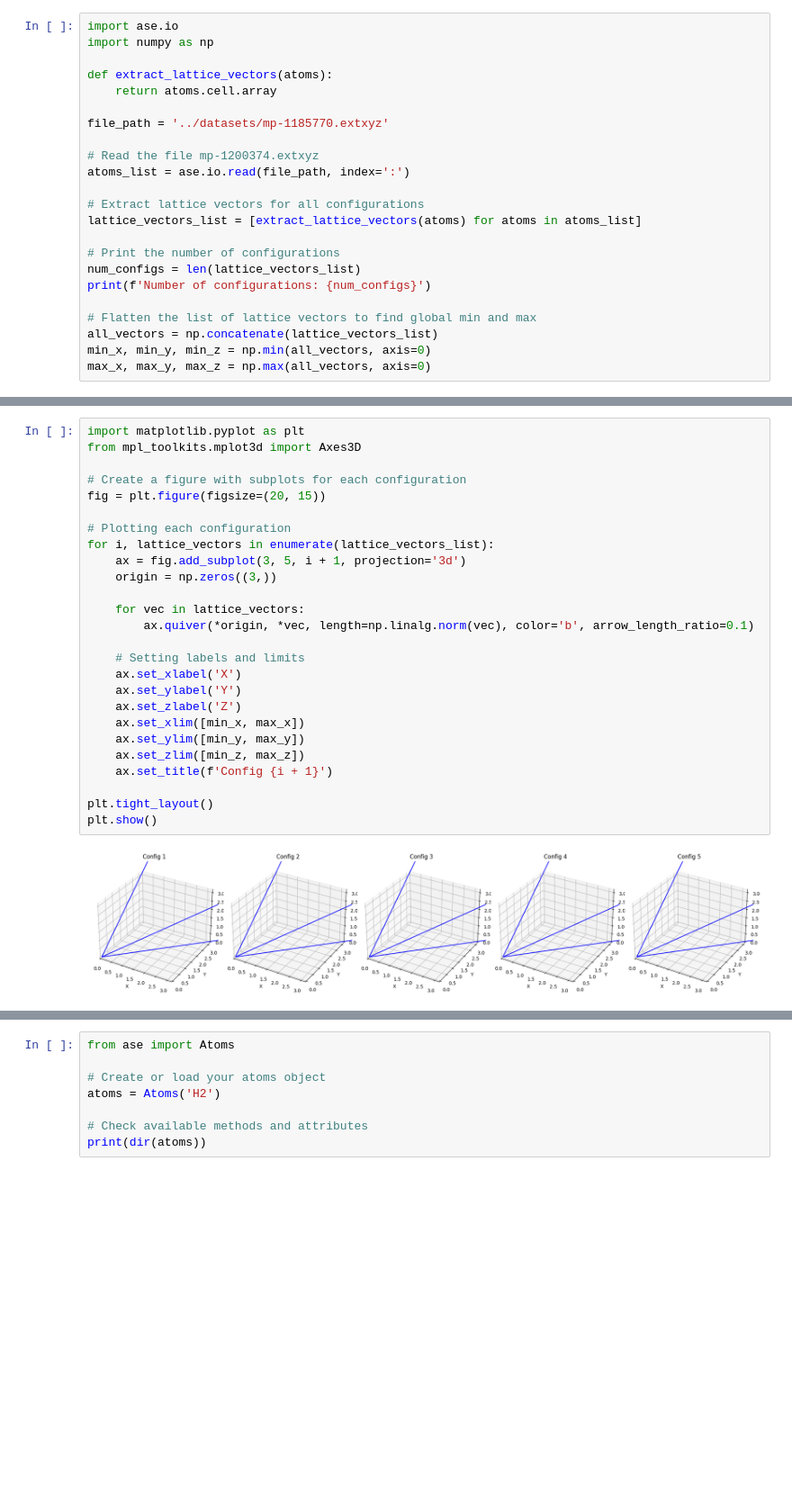
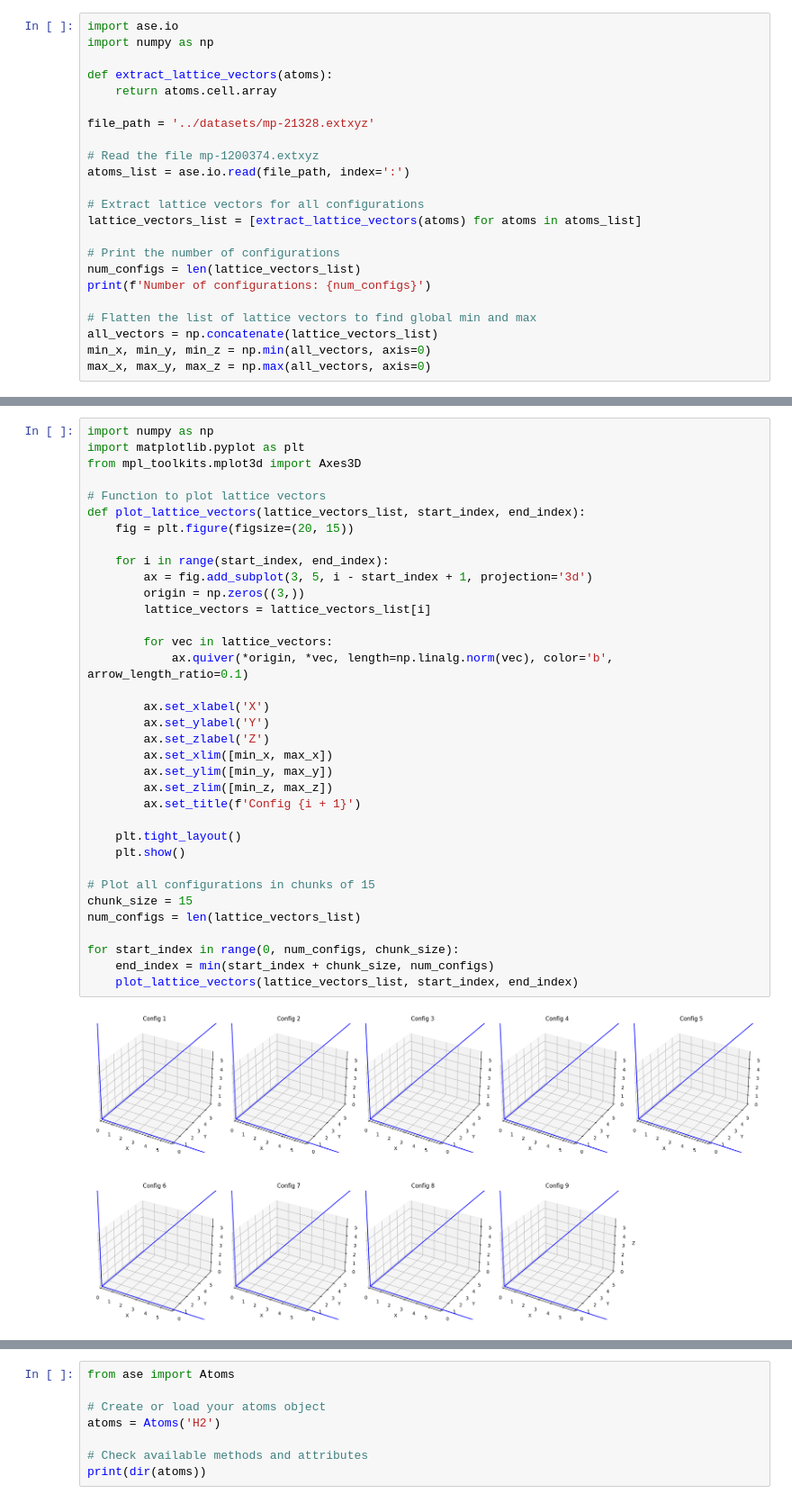
Before and after one commit to curtischong/joule, a Jupyter notebook: scripts/eddie_singlefile_visual.ipynb, the cells around one changed output, grey strips where cells are left out. Shown at 90% size. Saved outputs shown, nothing was run; the diff lists cells and outputs as text; blank space fills up the shorter version.

```diff
--- a/scripts/eddie_singlefile_visual.ipynb
+++ b/scripts/eddie_singlefile_visual.ipynb
@@ -5,7 +5,7 @@ import numpy as np
 def extract_lattice_vectors(atoms):
     return atoms.cell.array
 
-file_path = '../datasets/mp-1185770.extxyz'
+file_path = '../datasets/mp-21328.extxyz'
 
 # Read the file mp-1200374.extxyz
 atoms_list = ase.io.read(file_path, index=':')
@@ -26,31 +26,40 @@ Number of configurations: 5
 # %%
+import numpy as np
 import matplotlib.pyplot as plt
 from mpl_toolkits.mplot3d import Axes3D
 
-# Create a figure with subplots for each configuration
-fig = plt.figure(figsize=(20, 15))
+# Function to plot lattice vectors
+def plot_lattice_vectors(lattice_vectors_list, start_index, end_index):
+    fig = plt.figure(figsize=(20, 15))
 
-# Plotting each configuration
-for i, lattice_vectors in enumerate(lattice_vectors_list):
-    ax = fig.add_subplot(3, 5, i + 1, projection='3d')
-    origin = np.zeros((3,))
+    for i in range(start_index, end_index):
+        ax = fig.add_subplot(3, 5, i - start_index + 1, projection='3d')
+        origin = np.zeros((3,))
+        lattice_vectors = lattice_vectors_list[i]
 
-    for vec in lattice_vectors:
-        ax.quiver(*origin, *vec, length=np.linalg.norm(vec), color='b', arrow_length_ratio=0.1)
+        for vec in lattice_vectors:
+            ax.quiver(*origin, *vec, length=np.linalg.norm(vec), color='b', arrow_length_ratio=0.1)
 
-    # Setting labels and limits
-    ax.set_xlabel('X')
-    ax.set_ylabel('Y')
-    ax.set_zlabel('Z')
-    ax.set_xlim([min_x, max_x])
-    ax.set_ylim([min_y, max_y])
-    ax.set_zlim([min_z, max_z])
-    ax.set_title(f'Config {i + 1}')
+        ax.set_xlabel('X')
+        ax.set_ylabel('Y')
+        ax.set_zlabel('Z')
+        ax.set_xlim([min_x, max_x])
+        ax.set_ylim([min_y, max_y])
+        ax.set_zlim([min_z, max_z])
+        ax.set_title(f'Config {i + 1}')
 
-plt.tight_layout()
-plt.show()
+    plt.tight_layout()
+    plt.show()
+
+# Plot all configurations in chunks of 15
+chunk_size = 15
+num_configs = len(lattice_vectors_list)
+
+for start_index in range(0, num_configs, chunk_size):
+    end_index = min(start_index + chunk_size, num_configs)
+    plot_lattice_vectors(lattice_vectors_list, start_index, end_index)
 # %% [output]
-[figure, old version]
+[figure, new version]
 # %%
 # Extract lattice vectors for the first configuration and print them
 first_lattice_vectors = extract_lattice_vectors(atoms_list[0])
```
Also changed, not shown: parts of 3 cells of this notebook, 3 other files.
